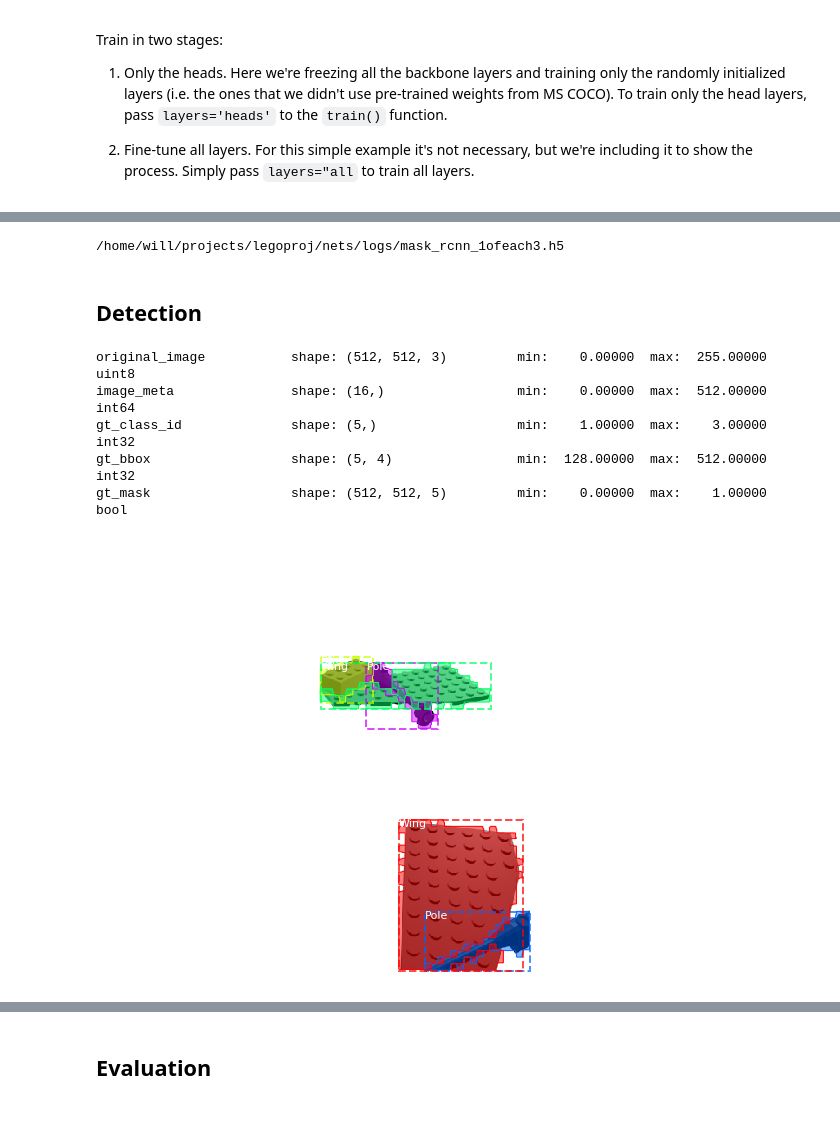
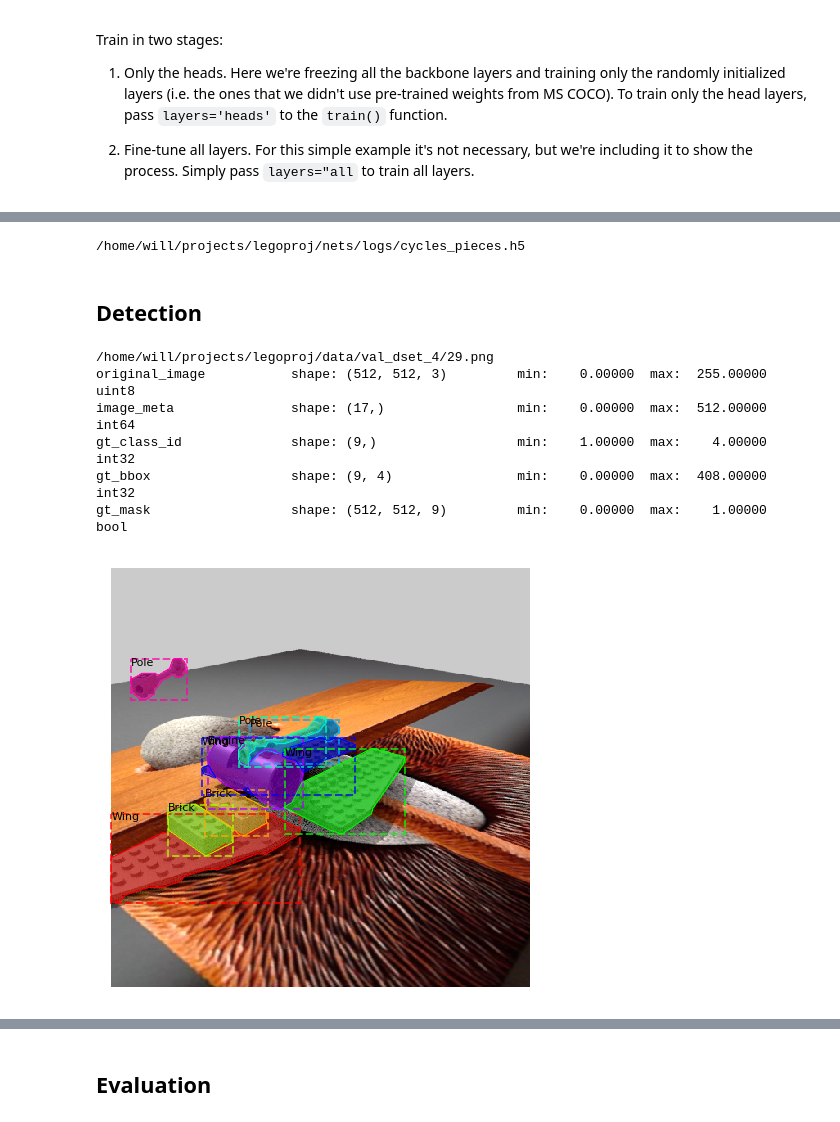
Before and after one commit to WHSnyder/Brickthrough, a Jupyter notebook: mlmodels/retrain.ipynb, the cells around one changed output, grey strips where cells are left out. Drawn from its saved outputs; the diff is of its cells as text; code cells hidden in the pictures.

```diff
--- a/mlmodels/retrain.ipynb
+++ b/mlmodels/retrain.ipynb
@@ -220,7 +230,7 @@ class LegoDataset(utils.Dataset):
         for i in image_ids:
             self.add_image(
                 "coco", image_id=i,
-                path=os.path.join(image_dir, coco.imgs[i]['file_name']),
+                path=coco.imgs[i]['file_name'],#os.path.join(image_dir, coco.imgs[i]['file_name']),
                 width=coco.imgs[i]["width"],
                 height=coco.imgs[i]["height"],
                 annotations=coco.loadAnns(coco.getAnnIds(
@@ -379,7 +384,7 @@ Instructions for updating:
 box_ind is deprecated, use box_indices instead
 # %%
 # Which weights to start with?
-init_with = "coco"  # imagenet, coco, or last
+init_with = "last"  # imagenet, coco, or last
 
 if init_with == "imagenet":
     model.load_weights(model.get_imagenet_weights(), by_name=True)
@@ -392,7 +397,7 @@ elif init_with == "coco":
                                 "mrcnn_bbox", "mrcnn_mask"])
 elif init_with == "last":
     # Load the last model you trained and continue training
-    model.load_weights(model.find_last()[1], by_name=True)
+    model.load_weights("/home/will/projects/legoproj/nets/logs/cycles_pieces.h5", by_name=True)
 # %% [markdown]
 ## Training
 
@@ -400,12 +405,3 @@ Train in two stages:
 1. Only the heads. Here we're freezing all the backbone layers and training only the randomly initialized layers (i.e. the ones that we didn't use pre-trained weights from MS COCO). To train only the head layers, pass `layers='heads'` to the `train()` function.
 
 2. Fine-tune all layers. For this simple example it's not necessary, but we're including it to show the process. Simply pass `layers="all` to train all layers.
-# %%
-# Train the head branches
-# Passing layers="heads" freezes all layers except the head
-# layers. You can also pass a regular expression to select
-# which layers to train by name pattern.
-model.train(dataset_train, dataset_val,
-            learning_rate=5 * config.LEARNING_RATE,
-            epochs=7,
-            layers='4+')
@@ -449,0 +408,2 @@ Epoch 7/7
+# %%
+model.train(dataset_train, dataset_val,learning_rate=config.LEARNING_RATE/10,epochs=25,layers='4+')
@@ -460,11 +462,11 @@ Epoch 7/7
 # Save weights
 # Typically not needed because callbacks save after every epoch
 # Uncomment to save manually
-model_path = os.path.join(MODEL_DIR, "mask_rcnn_1ofeach3.h5")
+model_path = os.path.join(MODEL_DIR, "cycles_pieces.h5")
 model.keras_model.save_weights(model_path)
 print(model_path)
 # %% [output]
-/home/will/projects/legoproj/nets/logs/mask_rcnn_1ofeach3.h5
+/home/will/projects/legoproj/nets/logs/cycles_pieces.h5
 # %% [markdown]
 ## Detection
 # %%
@@ -485,27 +487,45 @@ model_path = os.path.join(MODEL_DIR, "mask_rcnn_1ofeach3.h5")
 #print("Loading weights from ", model_path)
 model.load_weights(model_path, by_name=True)
 # %%
+#101 & 22
+
+
 # Test on a random image
-image_id = random.choice(dataset_test.image_ids)
+import scipy
+import skimage.color
+import skimage.io
+import skimage.transform
+import random
+
+random.seed()
+dset = dataset_val
+image_id = 29#random.randint(0,200)
+
+path,img = dset.load_image(image_id)
+#path = "/home/will/projects/legoproj/data/val_dset_4/206.png"
+#img = skimage.io.imread(path)
+print(path)
+
 original_image, image_meta, gt_class_id, gt_bbox, gt_mask =\
-    modellib.load_image_gt(dataset_test, inf_config,
+    modellib.load_image_gt(dset, inf_config,
                            image_id, use_mini_mask=False)
 
 log("original_image", original_image)
 log("image_meta", image_meta)
 log("gt_class_id", gt_class_id)
 log("gt_bbox", gt_bbox)
 log("gt_mask", gt_mask)
 
 visualize.display_instances(original_image, gt_bbox, gt_mask, gt_class_id,
-                            dataset_test.class_names, figsize=(8, 8))
+                            dset.class_names, figsize=(8, 8))
 # %% [output]
+/home/will/projects/legoproj/data/val_dset_4/29.png
 original_image           shape: (512, 512, 3)         min:    0.00000  max:  255.00000  uint8
-image_meta               shape: (16,)                 min:    0.00000  max:  512.00000  int64
-gt_class_id              shape: (5,)                  min:    1.00000  max:    3.00000  int32
-gt_bbox                  shape: (5, 4)                min:  128.00000  max:  512.00000  int32
-gt_mask                  shape: (512, 512, 5)         min:    0.00000  max:    1.00000  bool
+image_meta               shape: (17,)                 min:    0.00000  max:  512.00000  int64
+gt_class_id              shape: (9,)                  min:    1.00000  max:    4.00000  int32
+gt_bbox                  shape: (9, 4)                min:    0.00000  max:  408.00000  int32
+gt_mask                  shape: (512, 512, 9)         min:    0.00000  max:    1.00000  bool
-[figure, old version]
+[figure, new version]
 # %%
 results = model.detect([original_image], verbose=1)
 
```
Also changed, not shown: parts of 12 cells of this notebook, 3 other files.
